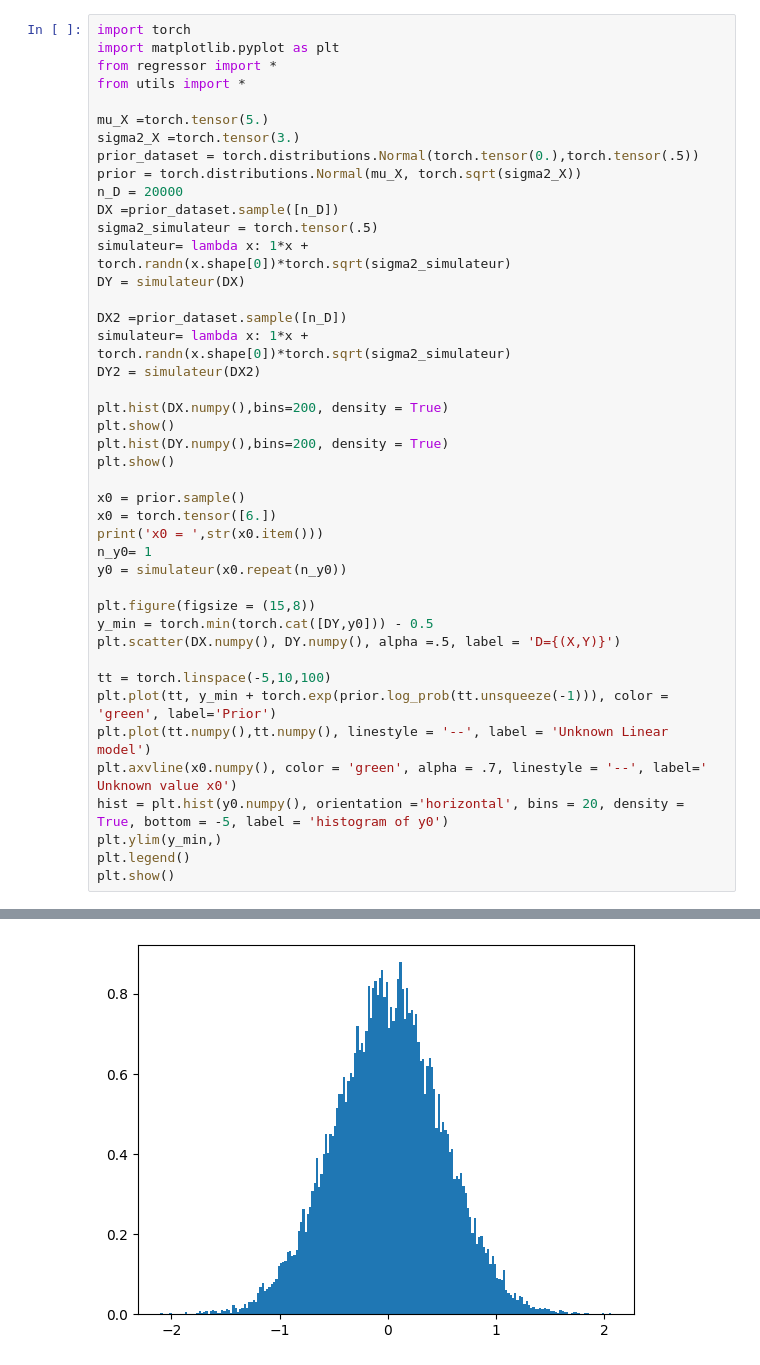
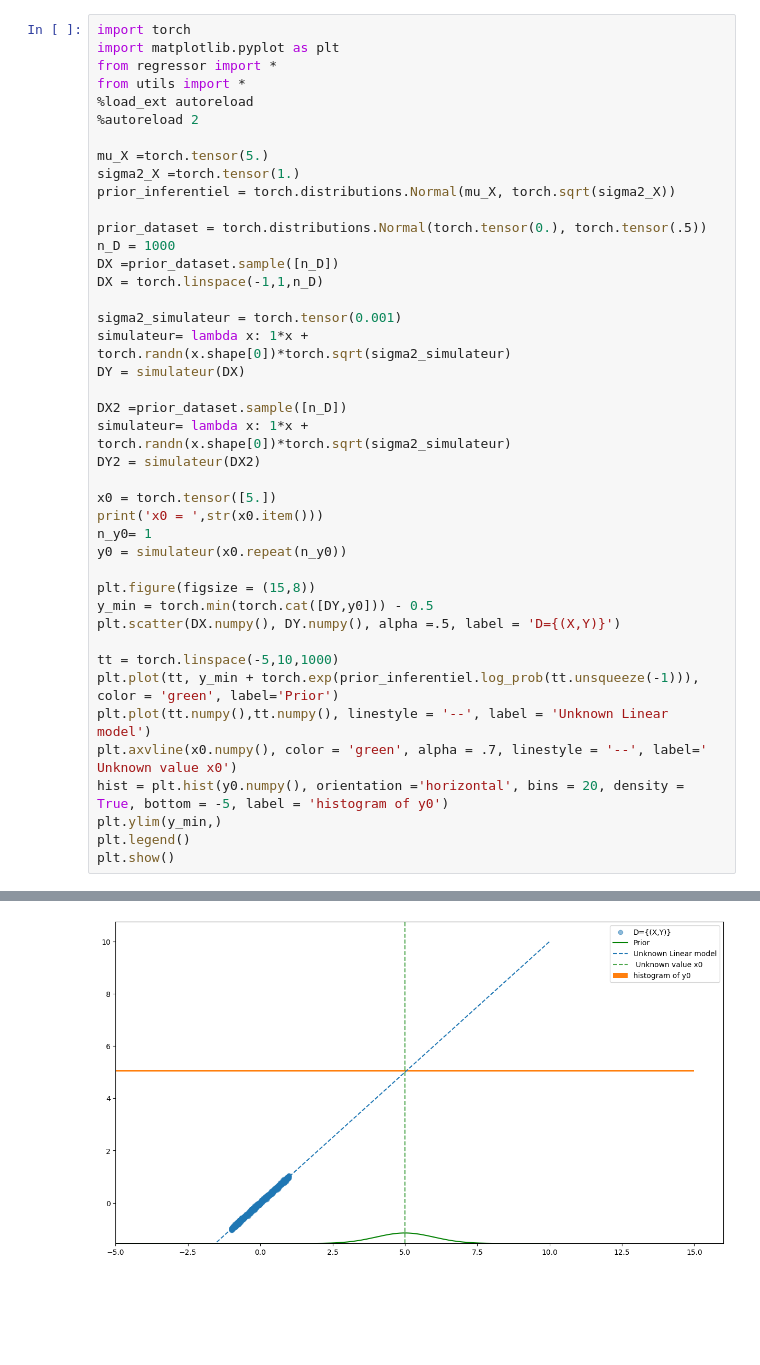
Before and after one commit to ElouanARGOUARCH/models, a Jupyter notebook: Untitled.ipynb, the cells around one changed output, grey strips where cells are left out. Saved outputs shown, nothing was run; the diff lists cells and outputs as text; blank space fills up the shorter version.

```diff
--- a/Untitled.ipynb
+++ b/Untitled.ipynb
@@ -3,14 +3,19 @@ import torch
 import matplotlib.pyplot as plt
 from regressor import *
 from utils import *
+%load_ext autoreload
+%autoreload 2
 
 mu_X =torch.tensor(5.)
-sigma2_X =torch.tensor(3.)
-prior_dataset = torch.distributions.Normal(torch.tensor(0.),torch.tensor(.5))
-prior = torch.distributions.Normal(mu_X, torch.sqrt(sigma2_X))
-n_D = 20000
+sigma2_X =torch.tensor(1.)
+prior_inferentiel = torch.distributions.Normal(mu_X, torch.sqrt(sigma2_X))
+
+prior_dataset = torch.distributions.Normal(torch.tensor(0.), torch.tensor(.5))
+n_D = 1000
 DX =prior_dataset.sample([n_D])
-sigma2_simulateur = torch.tensor(.5)
+DX = torch.linspace(-1,1,n_D)
+
+sigma2_simulateur = torch.tensor(0.001)
 simulateur= lambda x: 1*x + torch.randn(x.shape[0])*torch.sqrt(sigma2_simulateur)
 DY = simulateur(DX)
 
@@ -18,13 +23,7 @@ DX2 =prior_dataset.sample([n_D])
 simulateur= lambda x: 1*x + torch.randn(x.shape[0])*torch.sqrt(sigma2_simulateur)
 DY2 = simulateur(DX2)
 
-plt.hist(DX.numpy(),bins=200, density = True)
-plt.show()
-plt.hist(DY.numpy(),bins=200, density = True)
-plt.show()
-
-x0 = prior.sample()
-x0 = torch.tensor([6.])
+x0 = torch.tensor([5.])
 print('x0 = ',str(x0.item()))
 n_y0= 1
 y0 = simulateur(x0.repeat(n_y0))
@@ -33,8 +32,8 @@ plt.figure(figsize = (15,8))
 y_min = torch.min(torch.cat([DY,y0])) - 0.5
 plt.scatter(DX.numpy(), DY.numpy(), alpha =.5, label = 'D={(X,Y)}')
 
-tt = torch.linspace(-5,10,100)
-plt.plot(tt, y_min + torch.exp(prior.log_prob(tt.unsqueeze(-1))), color = 'green', label='Prior')
+tt = torch.linspace(-5,10,1000)
+plt.plot(tt, y_min + torch.exp(prior_inferentiel.log_prob(tt.unsqueeze(-1))), color = 'green', label='Prior')
 plt.plot(tt.numpy(),tt.numpy(), linestyle = '--', label = 'Unknown Linear model')
 plt.axvline(x0.numpy(), color = 'green', alpha = .7, linestyle = '--', label=' Unknown value x0')
 hist = plt.hist(y0.numpy(), orientation ='horizontal', bins = 20, density = True, bottom = -5, label = 'histogram of y0')
@@ -45 +47 @@ plt.show()
-[figure, old version]
+[figure, new version]
```
Also changed, not shown: parts of 8 cells of this notebook, 3 other files.
